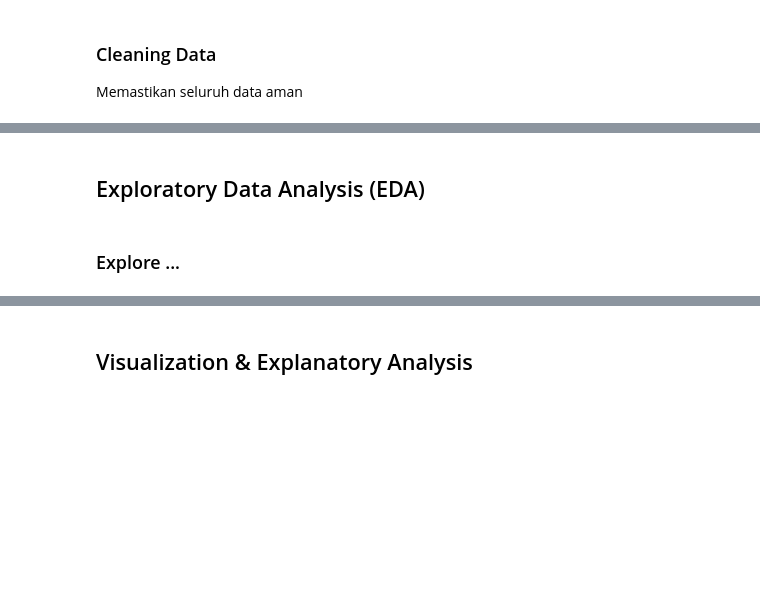
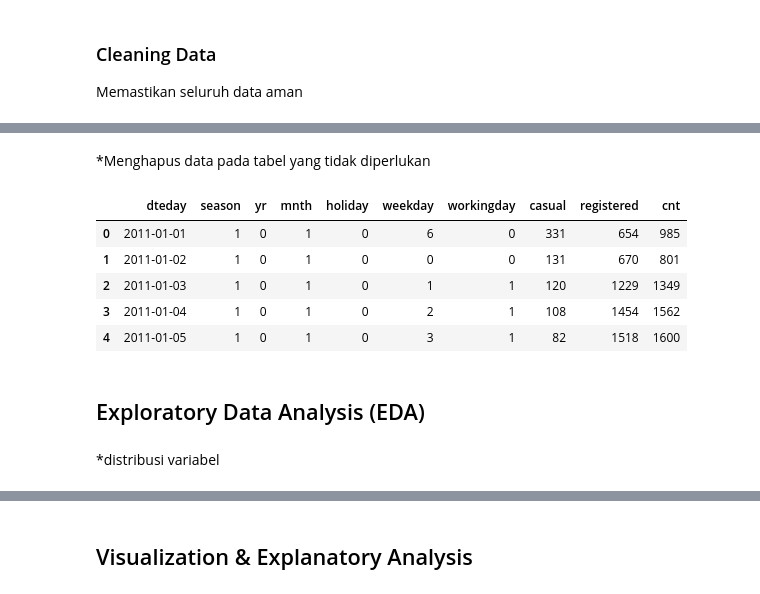
Before and after one commit to Hulkey1/Projek_Analisis-Data-dengan-Python, a Jupyter notebook: Proyek_Analisis_Data.ipynb, the cells around one changed output, grey strips where cells are left out. Drawn from its saved outputs; the diff is of its cells as text; code cells hidden in the pictures; blank space fills up the shorter version.

```diff
--- a/Proyek_Analisis_Data.ipynb
+++ b/Proyek_Analisis_Data.ipynb
@@ -30,2 +26,4 @@ NameError: name 'pd' is not defined
+# %%
+day_df = pd.read_csv("https://raw.githubusercontent.com/Hulkey1/Projek_Analisis-Data-dengan-Python/main/Dataset/day.csv")
 # %% [markdown]
 *Data Per-jam
@@ -34,3 +30,5 @@ hour_df=pd.read.csv ("../Dataset/hour.csv")
+# %%
+hour_df = pd.read_csv("https://raw.githubusercontent.com/Hulkey1/Projek_Analisis-Data-dengan-Python/main/Dataset/hour.csv")
 # %% [markdown]
 ### Assessing Data
 Memastikan data sudah ter-input
@@ -53,4 +198,25 @@ print(hour.df.describe())
+# %% [markdown]
+*Menghapus data pada tabel yang tidak diperlukan
+# %%
+if 'hour_df' in locals():
+    del hour_df
+    print("Variabel 'hour_df' telah dihapus.")
+
+drop_col = ['instant', 'weathersit', 'temp', 'atemp', 'hum', 'windspeed']
+
+for i in day_df.columns:
+    if i in drop_col:
+        day_df.drop(labels=i, axis=1, inplace=True)
+
+day_df.head()
+# %% [output]
+|  | dteday | season | yr | mnth | holiday | weekday | workingday | casual | registered | cnt |
+| 0 | 2011-01-01 | 1 | 0 | 1 | 0 | 6 | 0 | 331 | 654 | 985 |
+| 1 | 2011-01-02 | 1 | 0 | 1 | 0 | 0 | 0 | 131 | 670 | 801 |
+| 2 | 2011-01-03 | 1 | 0 | 1 | 0 | 1 | 1 | 120 | 1229 | 1349 |
+| 3 | 2011-01-04 | 1 | 0 | 1 | 0 | 2 | 1 | 108 | 1454 | 1562 |
+| 4 | 2011-01-05 | 1 | 0 | 1 | 0 | 3 | 1 | 82 | 1518 | 1600 |
 # %% [markdown]
 ## Exploratory Data Analysis (EDA)
-# %% [markdown]
-### Explore ...
+# %% [markdown]
+*distribusi variabel
```
Also changed, not shown: parts of 24 cells of this notebook.
